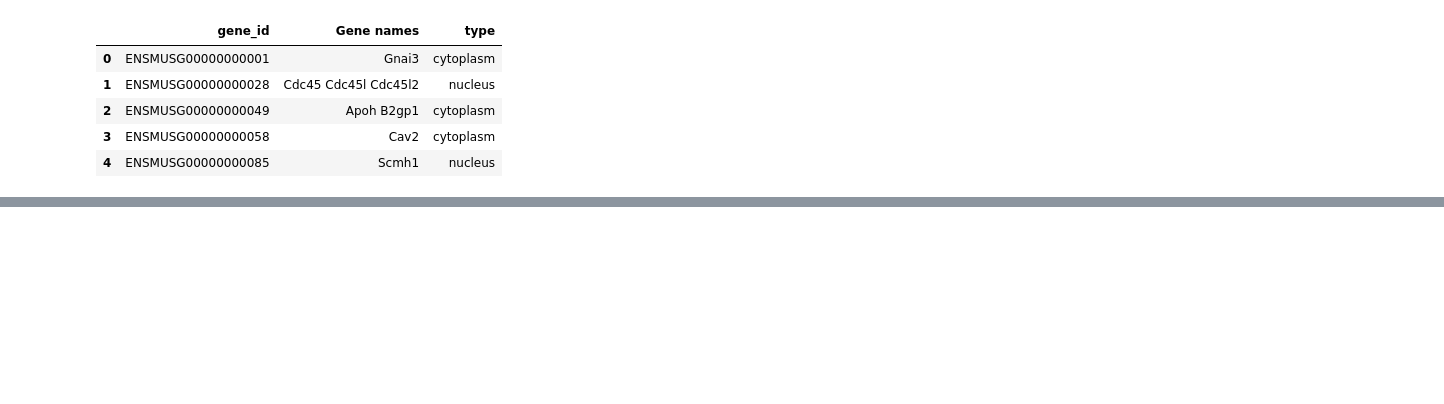
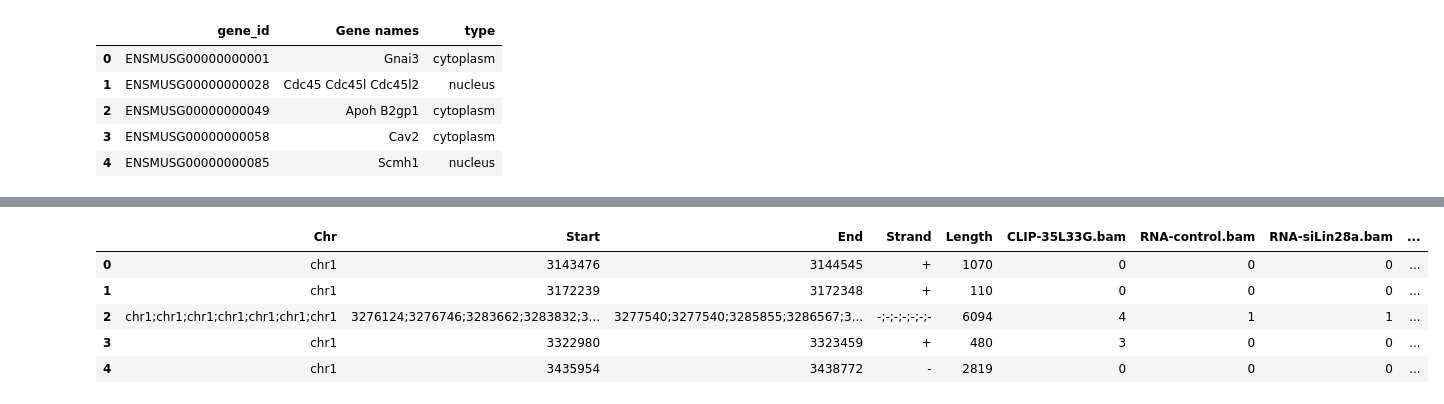
Before and after one commit to jieunlisa/My_project, a Jupyter notebook: misson1.ipynb, the cells around one changed output, grey strips where cells are left out. Cells and saved outputs as stored; diff of their text form; code cells hidden in the pictures; blank space fills up the shorter version.

```diff
--- a/misson1.ipynb
+++ b/misson1.ipynb
@@ -98,0 +115,12 @@ mouselocal.head()
+# %%
+cnts1 = pd.merge(cnts, mouselocal[['gene_id', 'type']],
+                left_on='Geneid', right_on='gene_id',
+                how='left')
+cnts1.head()
+# %% [output]
+|  | Chr | Start | End | Strand | Length | CLIP-35L33G.bam | RNA-control.bam | RNA-siLin28a.bam | ... |
+| 0 | chr1 | 3143476 | 3144545 | + | 1070 | 0 | 0 | 0 | ... |
+| 1 | chr1 | 3172239 | 3172348 | + | 110 | 0 | 0 | 0 | ... |
+| 2 | chr1;chr1;chr1;chr1;chr1;chr1;chr1 | 3276124;3276746;3283662;3283832;3... | 3277540;3277540;3285855;3286567;3... | -;-;-;-;-;-;- | 6094 | 4 | 1 | 1 | ... |
+| 3 | chr1 | 3322980 | 3323459 | + | 480 | 3 | 0 | 0 | ... |
+| 4 | chr1 | 3435954 | 3438772 | - | 2819 | 0 | 0 | 0 | ... |
```
Also changed, not shown: parts of 5 cells of this notebook.
